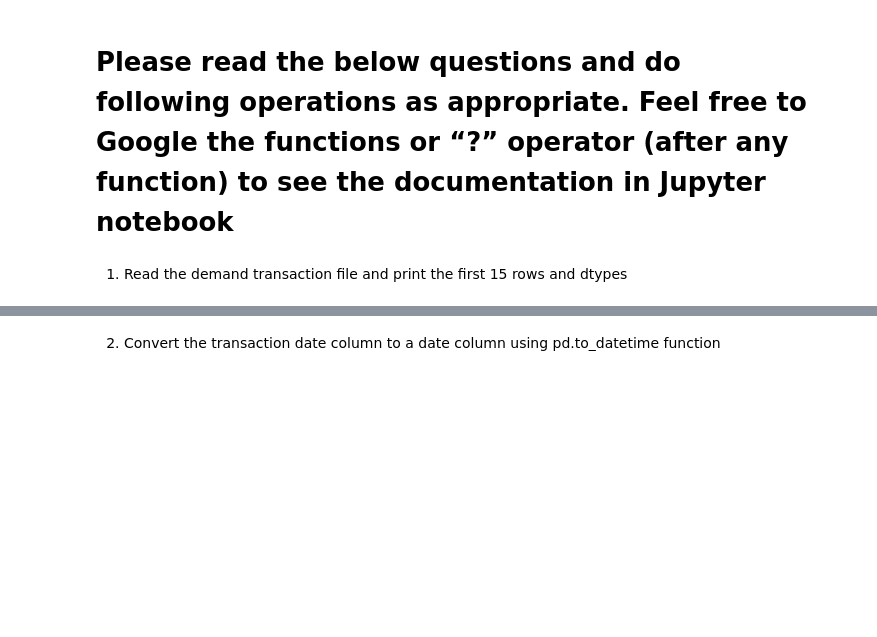
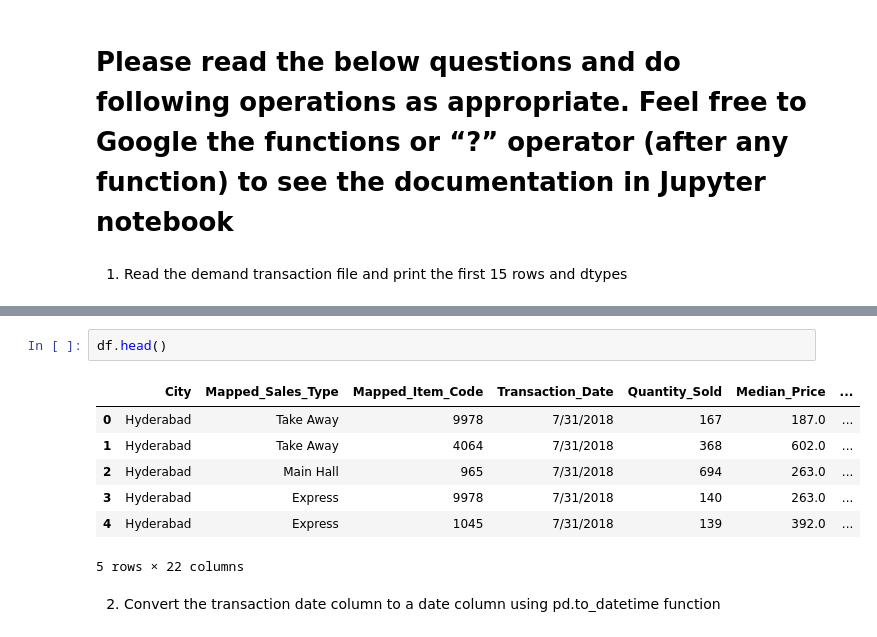
Before and after one commit to naga-sk/DataScienceTraining-Assignments, a Jupyter notebook: Pandas_Assignment_2.ipynb, the cells around one changed output, grey strips where cells are left out. Drawn from its saved outputs; the diff is of its cells as text; blank space fills up the shorter version.

```diff
--- a/Pandas_Assignment_2.ipynb
+++ b/Pandas_Assignment_2.ipynb
@@ -7,2 +30,12 @@
+# %%
+df.head()
+# %% [output]
+|  | City | Mapped_Sales_Type | Mapped_Item_Code | Transaction_Date | Quantity_Sold | Median_Price | ... |
+| 0 | Hyderabad | Take Away | 9978 | 7/31/2018 | 167 | 187.0 | ... |
+| 1 | Hyderabad | Take Away | 4064 | 7/31/2018 | 368 | 602.0 | ... |
+| 2 | Hyderabad | Main Hall | 965 | 7/31/2018 | 694 | 263.0 | ... |
+| 3 | Hyderabad | Express | 9978 | 7/31/2018 | 140 | 263.0 | ... |
+| 4 | Hyderabad | Express | 1045 | 7/31/2018 | 139 | 392.0 | ... |
+5 rows × 22 columns
 # %% [markdown]
 2.	Convert the transaction date column to a date column using pd.to_datetime function
```
Also changed, not shown: parts of 17 cells of this notebook.
